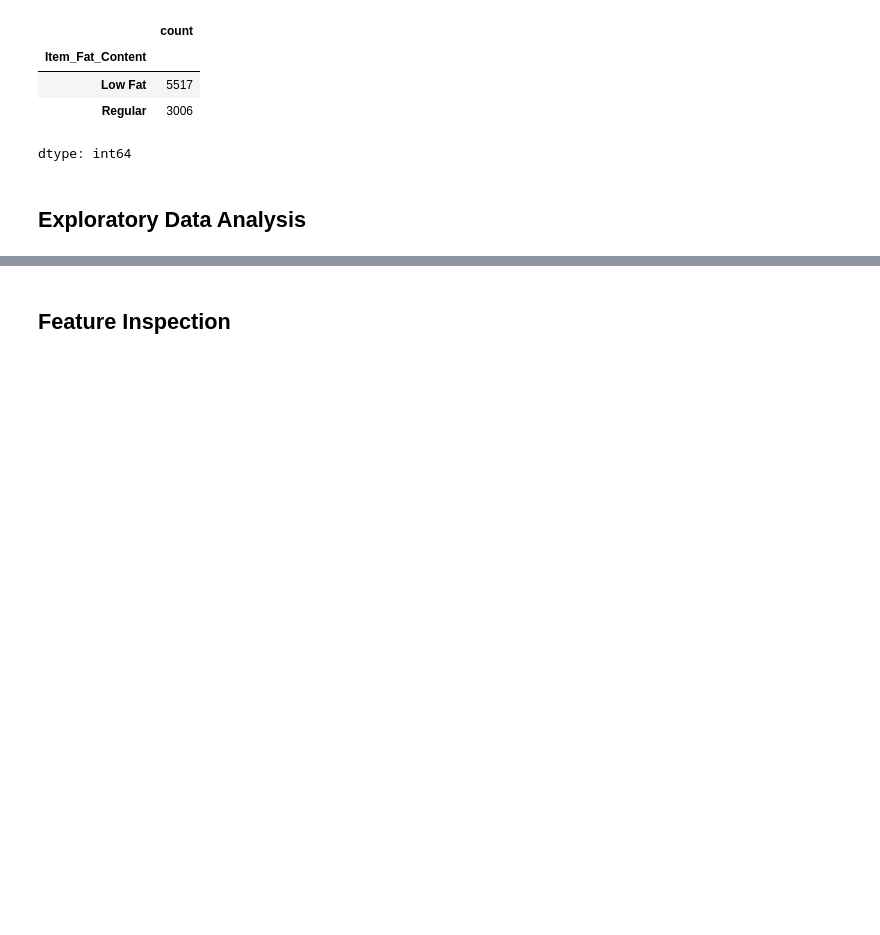
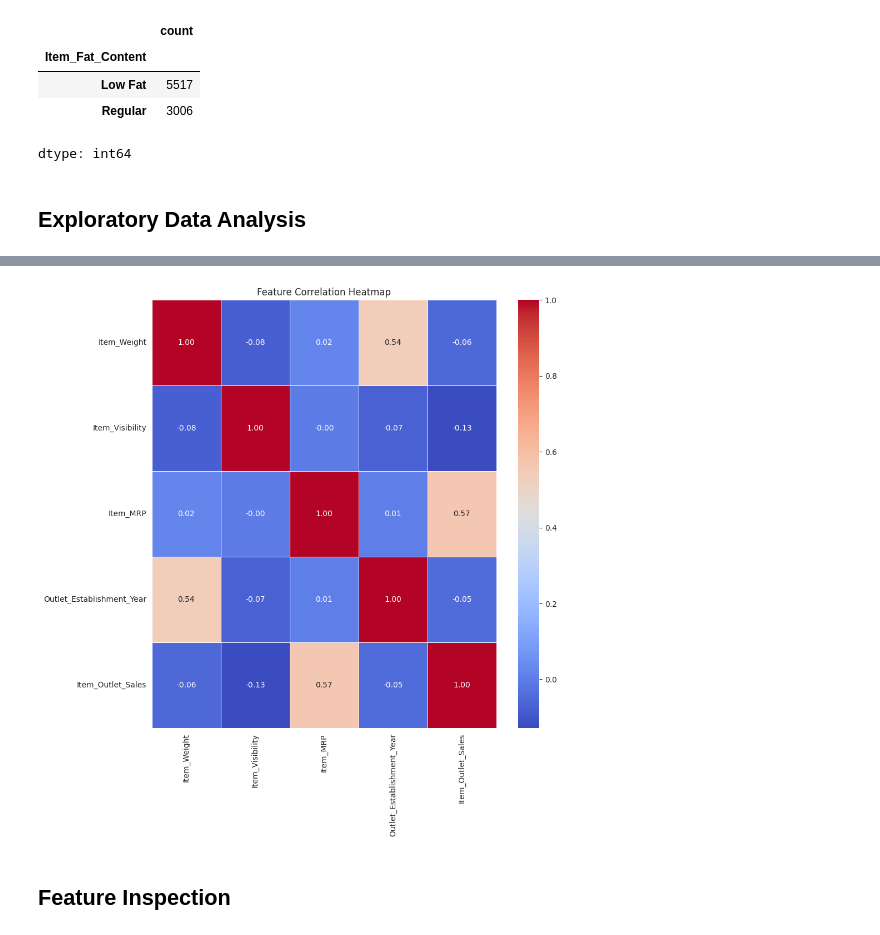
Before and after one commit to baraa-hakawati/Prediction-of-Product-Sales, a Jupyter notebook: Prediction_of_Product_Sales.ipynb, the cells around one changed output, grey strips where cells are left out. Cells and saved outputs as stored; diff of their text form; code cells hidden in the pictures; blank space fills up the shorter version.

```diff
--- a/Prediction_of_Product_Sales.ipynb
+++ b/Prediction_of_Product_Sales.ipynb
@@ -176,2 +262,12 @@ dtype: int64
+# %%
+# Heatmap for correlations
+plt.figure(figsize=(10, 2 * num_fea))
+corr = df[num_col].corr()
+sns.heatmap(corr, annot=True, cmap="coolwarm", fmt=".2f", linewidths=0.5)
+plt.title("Feature Correlation Heatmap")
+plt.savefig("/content/drive/MyDrive/AXSOSACADEMY/01-Fundamentals/Week03/Heatmap.png")
+plt.show()
+# %% [output]
+[figure, added]
 # %% [markdown]
 ## Feature Inspection
```
Also changed, not shown: parts of 6 cells of this notebook.
